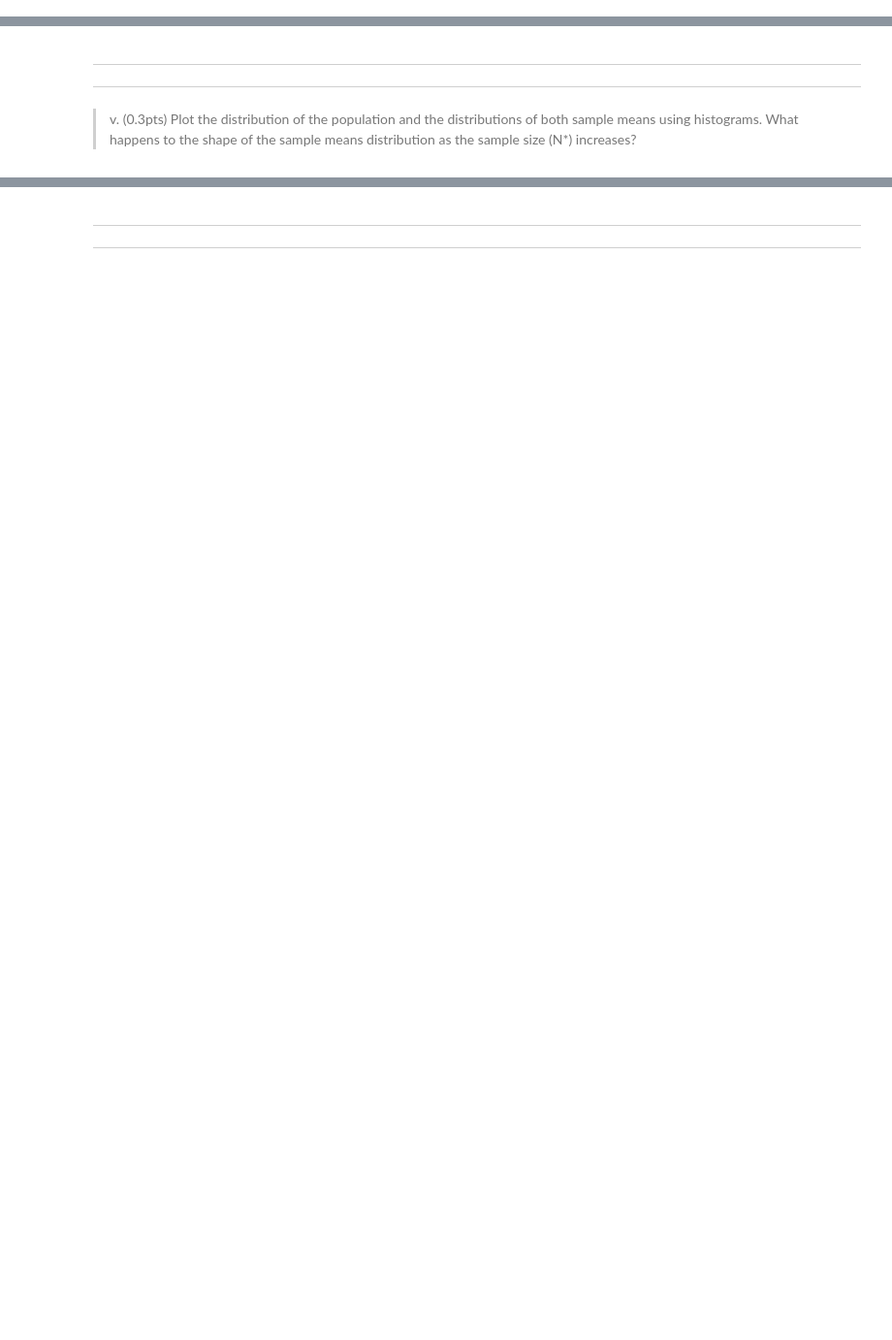
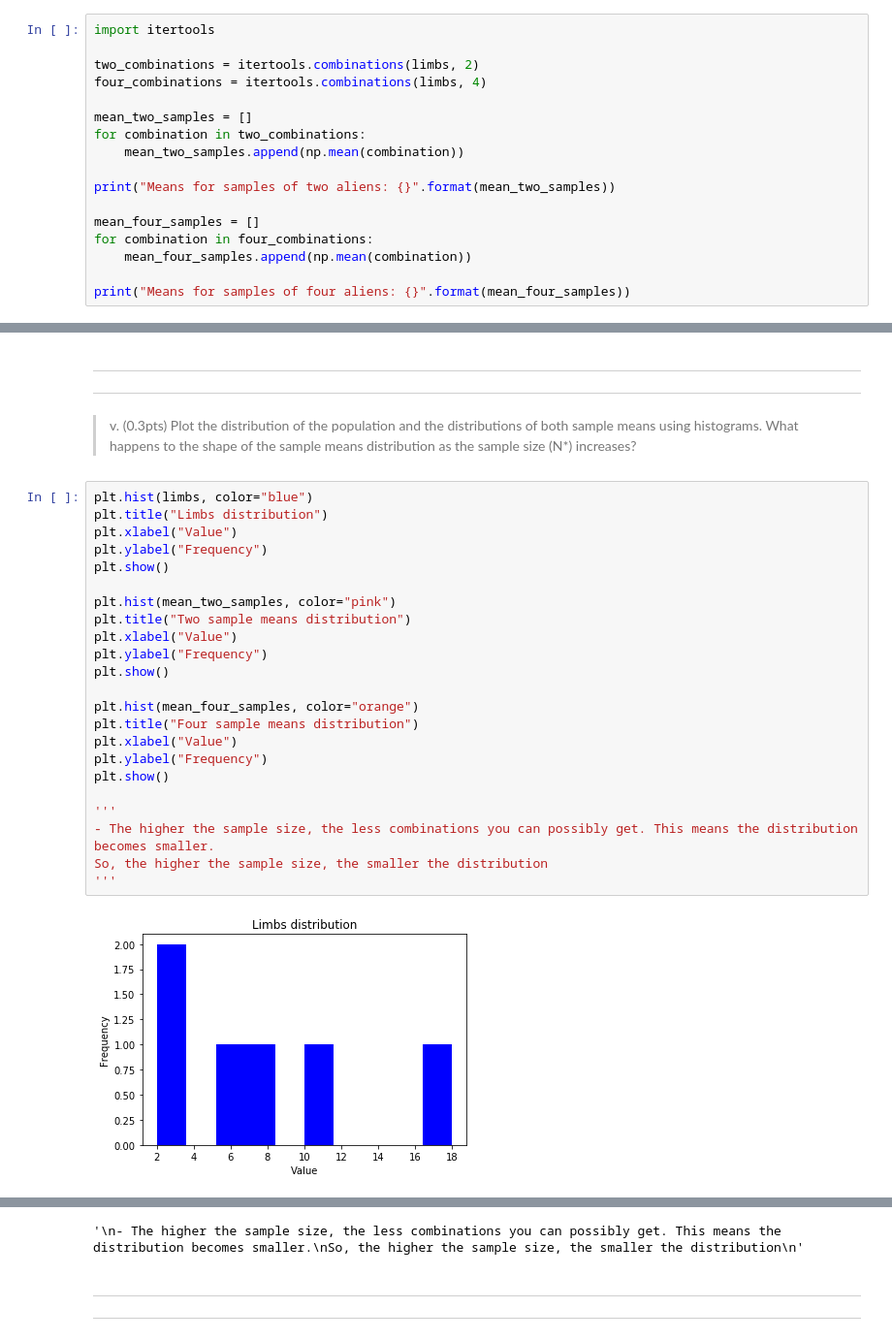
Before and after one commit to LennartPNL/DataMiningAssignments, a Jupyter notebook: Assignment_2/Assignment_2.ipynb, the cells around one changed output, grey strips where cells are left out. Shown: that part at 97% size. Drawn from its saved outputs; the diff is of its cells as text; blank space fills up the shorter version.

```diff
--- a/Assignment_2/Assignment_2.ipynb
+++ b/Assignment_2/Assignment_2.ipynb
@@ -368,3 +379,20 @@ i. Find the mean $m$ and the standard deviation $\sigma$ of this population.
 # %% [markdown]
 > ii. (0.3pts) List all possible samples of two aliens without replacement, and find each mean. Do the same with samples of four aliens.
 + *You can use the method itertools.combinations(v,n) to find all possible samples of a vector v taking n elements at a time.*
+# %%
+import itertools
+
+two_combinations = itertools.combinations(limbs, 2)
+four_combinations = itertools.combinations(limbs, 4)
+
+mean_two_samples = []
+for combination in two_combinations:
+    mean_two_samples.append(np.mean(combination))
+
+print("Means for samples of two aliens: {}".format(mean_two_samples))
+
+mean_four_samples = []
+for combination in four_combinations:
+    mean_four_samples.append(np.mean(combination))
+
+print("Means for samples of four aliens: {}".format(mean_four_samples))
@@ -387,3 +457,28 @@ small population sizes is $\sigma_x = \sigma / \sqrt{N} \times
 ----
 # %% [markdown]
 > v. (0.3pts) Plot the distribution of the population and the distributions of both sample means using histograms. What happens to the shape of the sample means distribution as the sample size (N*) increases?
+# %%
+plt.hist(limbs, color="blue")
+plt.title("Limbs distribution")
+plt.xlabel("Value")
+plt.ylabel("Frequency")
+plt.show()
+
+plt.hist(mean_two_samples, color="pink")
+plt.title("Two sample means distribution")
+plt.xlabel("Value")
+plt.ylabel("Frequency")
+plt.show()
+
+plt.hist(mean_four_samples, color="orange")
+plt.title("Four sample means distribution")
+plt.xlabel("Value")
+plt.ylabel("Frequency")
+plt.show()
+
+'''
+- The higher the sample size, the less combinations you can possibly get. This means the distribution becomes smaller.
+So, the higher the sample size, the smaller the distribution
+'''
+# %% [output]
+[figure, added]
@@ -390,3 +487,4 @@ small population sizes is $\sigma_x = \sigma / \sqrt{N} \times
+'\n- The higher the sample size, the less combinations you can possibly get. This means the distribution becomes smaller.\nSo, the higher the sample size, the smaller the distribution\n'
 # %% [markdown]
 ----
 
```
Also changed, not shown: parts of 6 cells of this notebook.
